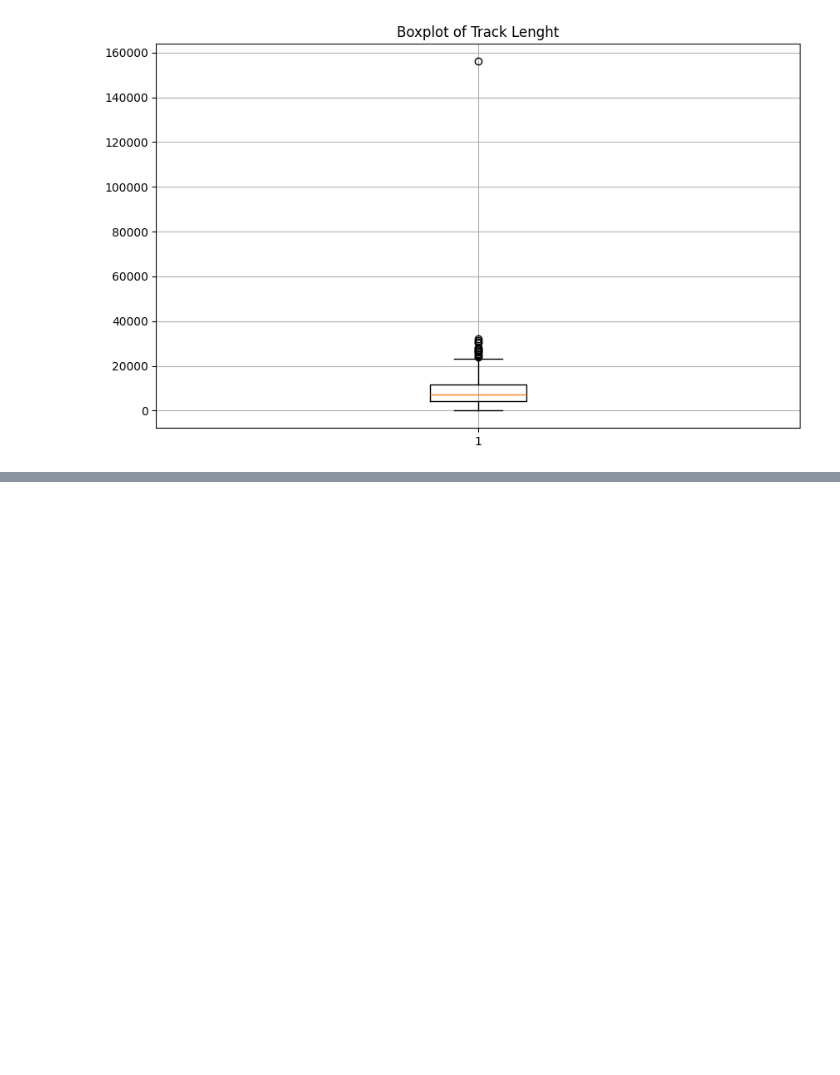
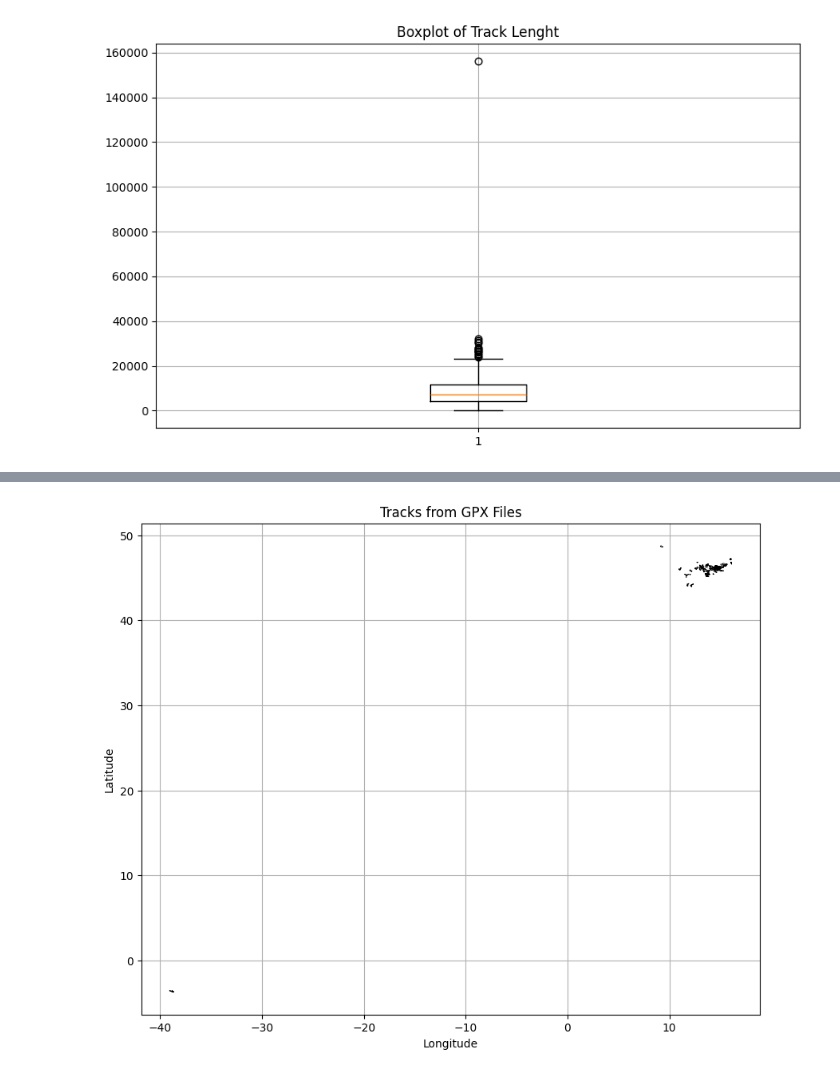
Before and after one commit to maciejlipski/opencampus_travel_time, a Jupyter notebook: 1_DatasetCharacteristics/exploratory_data_analysis.ipynb, the cells around one changed output, grey strips where cells are left out. Drawn from its saved outputs; the diff is of its cells as text; code cells hidden in the pictures; blank space fills up the shorter version.

```diff
--- a/1_DatasetCharacteristics/exploratory_data_analysis.ipynb
+++ b/1_DatasetCharacteristics/exploratory_data_analysis.ipynb
@@ -330,0 +337,33 @@ Outlier file(s):
+# %%
+# Define the folder path
+folder_path = '/content/Sport/Rider1/'
+
+# Collect all GPX files in the folder
+gpx_files = [file for file in os.listdir(folder_path) if file.endswith('.gpx')]
+
+# Prepare a list for storing all tracks
+all_tracks = []
+
+# Parse each GPX file and extract track data
+for gpx_file in gpx_files:
+    file_path = os.path.join(folder_path, gpx_file)
+    with open(file_path, 'r') as f:
+        gpx = gpxpy.parse(f)
+        for track in gpx.tracks:
+            for segment in track.segments:
+                latitudes = [point.latitude for point in segment.points]
+                longitudes = [point.longitude for point in segment.points]
+                all_tracks.append((latitudes, longitudes))
+
+# Plot the tracks
+plt.figure(figsize=(10, 8))
+for latitudes, longitudes in all_tracks:
+    plt.plot(longitudes, latitudes, color='black', linewidth=0.5)
+
+plt.title("Tracks from GPX Files")
+plt.xlabel("Longitude")
+plt.ylabel("Latitude")
+plt.grid(True)
+plt.show()
+# %% [output]
+[figure, added]
```
Also changed, not shown: parts of 12 cells of this notebook.
